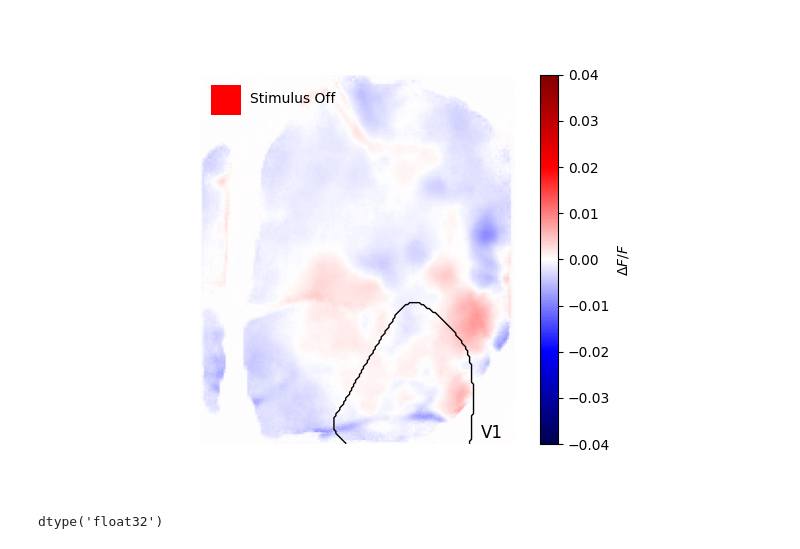
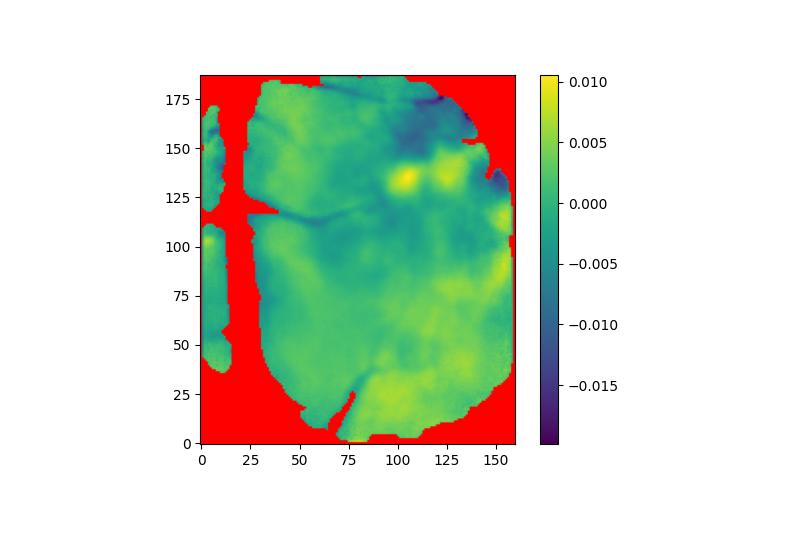
Before and after one commit to katienb/perception_project, a Jupyter notebook: perception_project/wave_detection_clip.ipynb, the cells around one changed output. Drawn from its saved outputs; the diff is of its cells as text; code cells hidden in the pictures.

```diff
--- a/perception_project/wave_detection_clip.ipynb
+++ b/perception_project/wave_detection_clip.ipynb
@@ -25,10 +25,18 @@ with h5py.File(denoised_path, 'r') as mov_file:
     mov = mov_file['mov'][()]
 # %%
 def mask_movie(movie, raw_mask, binning):
-    mask = cv2.resize(raw_mask, (0, 0), fx=1/binning, fy=1/binning, interpolation=cv2.INTER_LINEAR)
+    mask = cv2.resize(raw_mask, (0, 0), fx=1/binning, fy=1/binning,
+                      interpolation=cv2.INTER_LINEAR)
     movie_size = movie.shape[1:3]
     mask = mask[:movie_size[0], :movie_size[1]].astype(bool)
-    return movie * mask
 
+    # Broadcast mask to movie shape
+    mask = mask[None, :, :]  # if movie is (t, y, x)
+
+    out = movie.astype(float).copy()
+    out[:, ~mask[0]] = np.nan
+    return out
+
+mov = np.flip(mov, axis=1)
 movie = np.nan_to_num(mov)
 movie_masked = mask_movie(movie, raw_mask, binning)
@@ -73,53 +43,10 @@ contours = find_contours(total_mask, level=0.5)
-# %%
-def play_movie_with_stimulus(movie, fps, stim_start_frame, stim_end_frame, contours):
-    T, H, W = movie.shape
-
-    fig, ax = plt.subplots()
-    im = ax.imshow(movie[0], cmap='seismic', vmin=-0.04, vmax=0.04, animated=True)
-    cbar = fig.colorbar(im, ax=ax, label=r'$\Delta F/F$')
-
-    ax.axis('off')  # Hide axes for a cleaner look
-
-    # Add a rectangle patch in top-left corner
-    stim_rect = Rectangle((5, 5), 15, 15, facecolor='red')
-    ax.add_patch(stim_rect)
-
-    # Add text next to the rectangle
-    stim_text = ax.text(25, 12, 'Stimulus Off', color='black', fontsize=10, verticalalignment='center')
-
-    v1_text = ax.text(142, 182, 'V1', color='black', fontsize=12, verticalalignment='center')
-
-    # Add contours
-    lines = []
-    for contour in contours:
-        line, = ax.plot(contour[:, 1], contour[:, 0], color='black', linewidth=1)
-        lines.append(line)
-
-    def update(frame):
-        im.set_array(movie[frame])
-
-        if stim_start_frame <= frame < stim_end_frame:
-            stim_rect.set_facecolor('green')
-            stim_text.set_text('Stimulus On')
-        else:
-            stim_rect.set_facecolor('red')
-            stim_text.set_text('Stimulus Off')
-
-        return [im, stim_rect, stim_text]
-
-    ani = animation.FuncAnimation(
-        fig, update, frames=T, interval=1000/fps, blit=True
-    )
-
-    ani.save("voltage_movie_3.gif", fps=fps, dpi=150, writer="pillow")
-
-    plt.show()
-
-plt.close('all')
-play_movie_with_stimulus(movie, fps/5, stim_start_frame, stim_end_frame, contours)
-# %% [output]
-[figure, removed]
-# %%
-movie.dtype
-# %% [output]
-dtype('float32')
+# %%
+frame = movie_masked[100]  # pick a frame (assuming movie is (t, y, x))
+cmap = plt.cm.viridis.copy()   # or any colormap you like
+cmap.set_bad(color='red')      # NaNs will be red
+
+plt.imshow(frame, cmap=cmap, origin='lower')
+plt.colorbar()
+plt.show()
+# %% [output]
+[figure, added]
```
Also changed, not shown: parts of 9 cells of this notebook, 19 other files.
